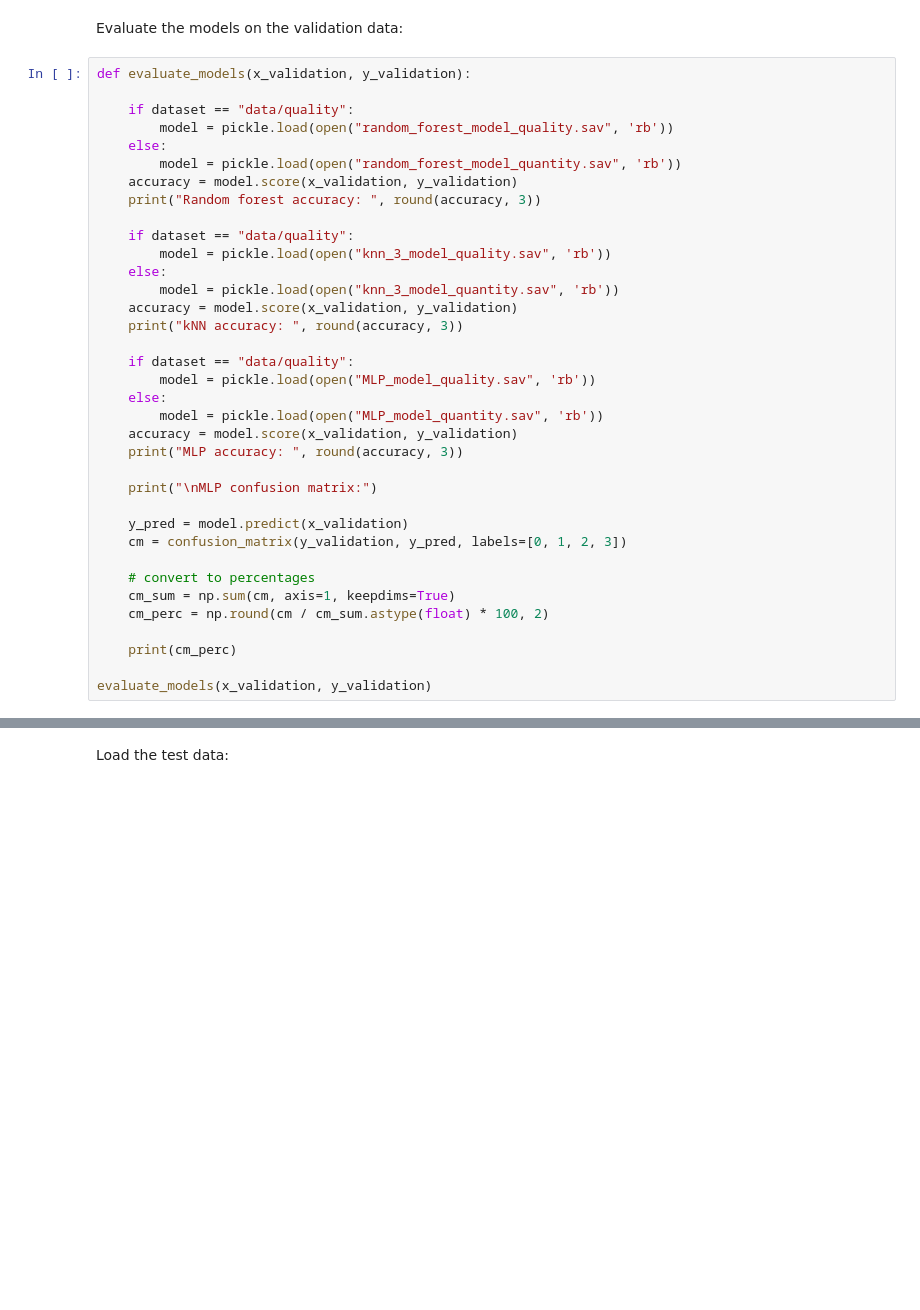
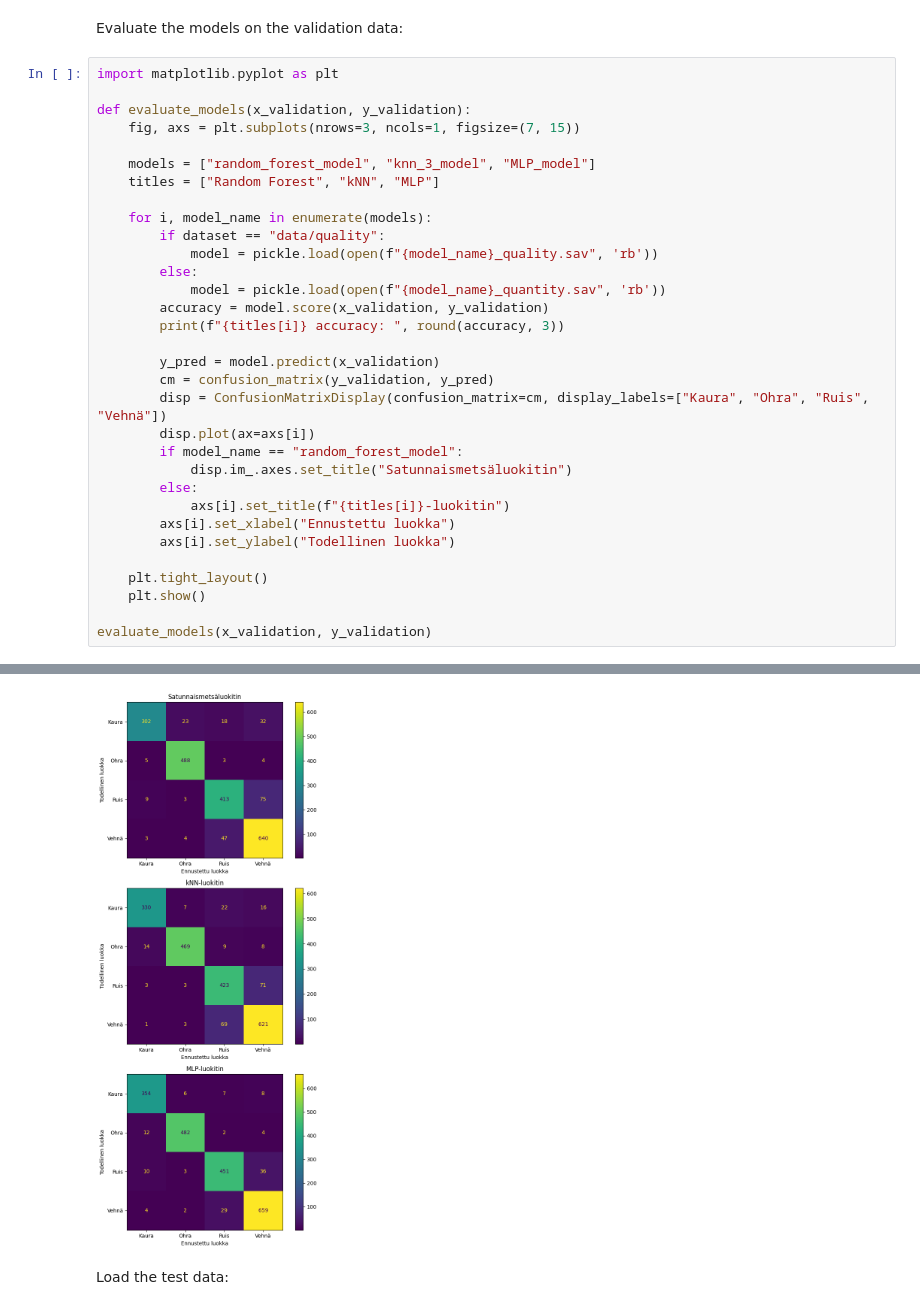
Before and after one commit to MJKagone/Grain-image-classification, a Jupyter notebook: grain_image_classification.ipynb, the cells around one changed output, grey strips where cells are left out. Cells and saved outputs as stored; diff of their text form; blank space fills up the shorter version.

Commit message:
Visualized confusion matrices

```diff
--- a/grain_image_classification.ipynb
+++ b/grain_image_classification.ipynb
@@ -133,38 +145,35 @@ train_models(x_train, y_train, x_validation, y_validation)
 # %% [markdown]
 Evaluate the models on the validation data:
-# %%
-def evaluate_models(x_validation, y_validation):
-
-    if dataset == "data/quality":
-        model = pickle.load(open("random_forest_model_quality.sav", 'rb'))
-    else:
-        model = pickle.load(open("random_forest_model_quantity.sav", 'rb'))
-    accuracy = model.score(x_validation, y_validation)
-    print("Random forest accuracy: ", round(accuracy, 3))
-
-    if dataset == "data/quality":
-        model = pickle.load(open("knn_3_model_quality.sav", 'rb'))
-    else:
-        model = pickle.load(open("knn_3_model_quantity.sav", 'rb'))
-    accuracy = model.score(x_validation, y_validation)
-    print("kNN accuracy: ", round(accuracy, 3))
-
-    if dataset == "data/quality":
-        model = pickle.load(open("MLP_model_quality.sav", 'rb'))
-    else:
-        model = pickle.load(open("MLP_model_quantity.sav", 'rb'))
-    accuracy = model.score(x_validation, y_validation)
-    print("MLP accuracy: ", round(accuracy, 3))
-
-    print("\nMLP confusion matrix:")
-
-    y_pred = model.predict(x_validation)
-    cm = confusion_matrix(y_validation, y_pred, labels=[0, 1, 2, 3])
-
-    # convert to percentages
-    cm_sum = np.sum(cm, axis=1, keepdims=True)
-    cm_perc = np.round(cm / cm_sum.astype(float) * 100, 2)
-
-    print(cm_perc)
-
-evaluate_models(x_validation, y_validation)
+# %%
+import matplotlib.pyplot as plt
+
+def evaluate_models(x_validation, y_validation):
+    fig, axs = plt.subplots(nrows=3, ncols=1, figsize=(7, 15))
+
+    models = ["random_forest_model", "knn_3_model", "MLP_model"]
+    titles = ["Random Forest", "kNN", "MLP"]
+
+    for i, model_name in enumerate(models):
+        if dataset == "data/quality":
+            model = pickle.load(open(f"{model_name}_quality.sav", 'rb'))
+        else:
+            model = pickle.load(open(f"{model_name}_quantity.sav", 'rb'))
+        accuracy = model.score(x_validation, y_validation)
+        print(f"{titles[i]} accuracy: ", round(accuracy, 3))
+
+        y_pred = model.predict(x_validation)
+        cm = confusion_matrix(y_validation, y_pred)
+        disp = ConfusionMatrixDisplay(confusion_matrix=cm, display_labels=["Kaura", "Ohra", "Ruis", "Vehnä"])
+        disp.plot(ax=axs[i])
+        if model_name == "random_forest_model":
+            disp.im_.axes.set_title("Satunnaismetsäluokitin")
+        else:
+            axs[i].set_title(f"{titles[i]}-luokitin")
+        axs[i].set_xlabel("Ennustettu luokka")
+        axs[i].set_ylabel("Todellinen luokka")
+
+    plt.tight_layout()
+    plt.show()
+
+evaluate_models(x_validation, y_validation)
+# %% [output]
@@ -171,3 +183,4 @@ evaluate_models(x_validation, y_validation)
+[figure, added]
 # %% [markdown]
 Load the test data:
 # %%
```
Also changed, not shown: parts of 6 cells of this notebook.
